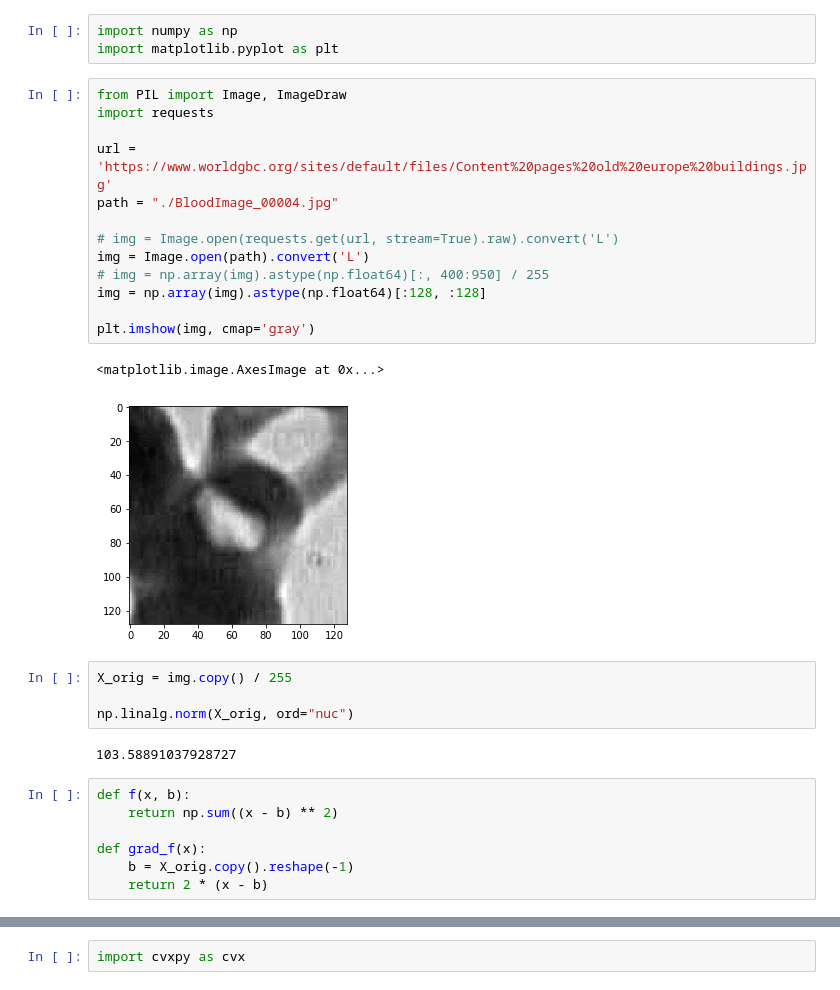
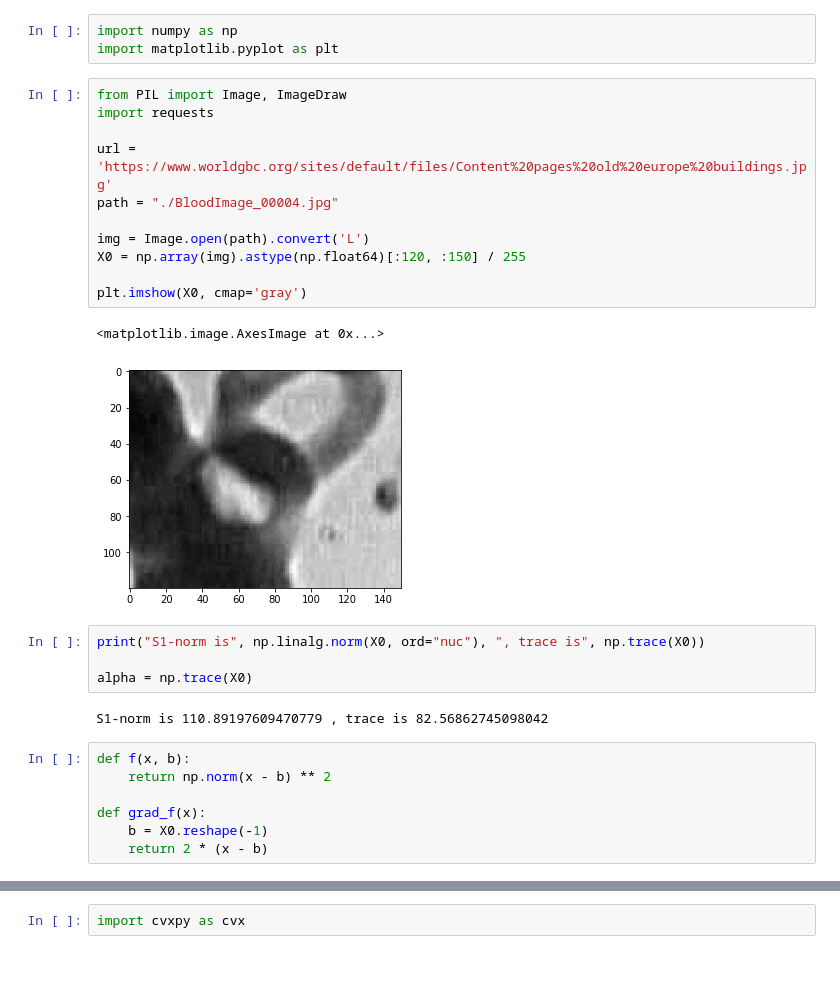
Before and after one commit to viktor-prutyanov/Sketchy-Convex-Low-Rank-Matrix-Optimization, a Jupyter notebook: Sketchy Low Rank Optimization.ipynb, the cells around one changed output, grey strips where cells are left out. Drawn from its saved outputs; the diff is of its cells as text.

```diff
--- a/Sketchy Low Rank Optimization.ipynb
+++ b/Sketchy Low Rank Optimization.ipynb
@@ -4,29 +4,27 @@ import matplotlib.pyplot as plt
 # %%
 from PIL import Image, ImageDraw
 import requests
 
 url = 'https://www.worldgbc.org/sites/default/files/Content%20pages%20old%20europe%20buildings.jpg'
 path = "./BloodImage_00004.jpg"
 
-# img = Image.open(requests.get(url, stream=True).raw).convert('L')
 img = Image.open(path).convert('L')
-# img = np.array(img).astype(np.float64)[:, 400:950] / 255
-img = np.array(img).astype(np.float64)[:128, :128]
+X0 = np.array(img).astype(np.float64)[:120, :150] / 255
 
-plt.imshow(img, cmap='gray')
+plt.imshow(X0, cmap='gray')
 # %% [output]
 <matplotlib.image.AxesImage at 0x...>
-[figure, old version]
+[figure, new version]
-# %%
-X_orig = img.copy() / 255
-
-np.linalg.norm(X_orig, ord="nuc")
-# %% [output]
-103.58891037928727
+# %%
+print("S1-norm is", np.linalg.norm(X0, ord="nuc"), ", trace is", np.trace(X0))
+
+alpha = np.trace(X0)
+# %% [output]
+S1-norm is 110.89197609470779 , trace is 82.56862745098042
 # %%
 def f(x, b):
-    return np.sum((x - b) ** 2)
+    return np.norm(x - b) ** 2
 
 def grad_f(x):
-    b = X_orig.copy().reshape(-1)
+    b = X0.reshape(-1)
     return 2 * (x - b)
```
Also changed, not shown: parts of 27 cells of this notebook.
